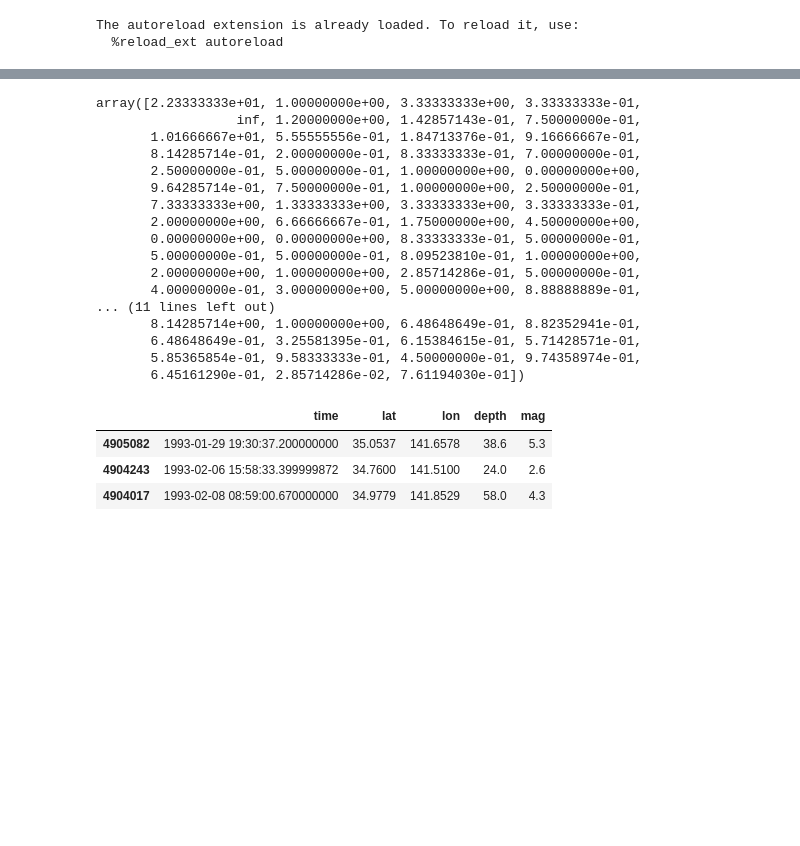
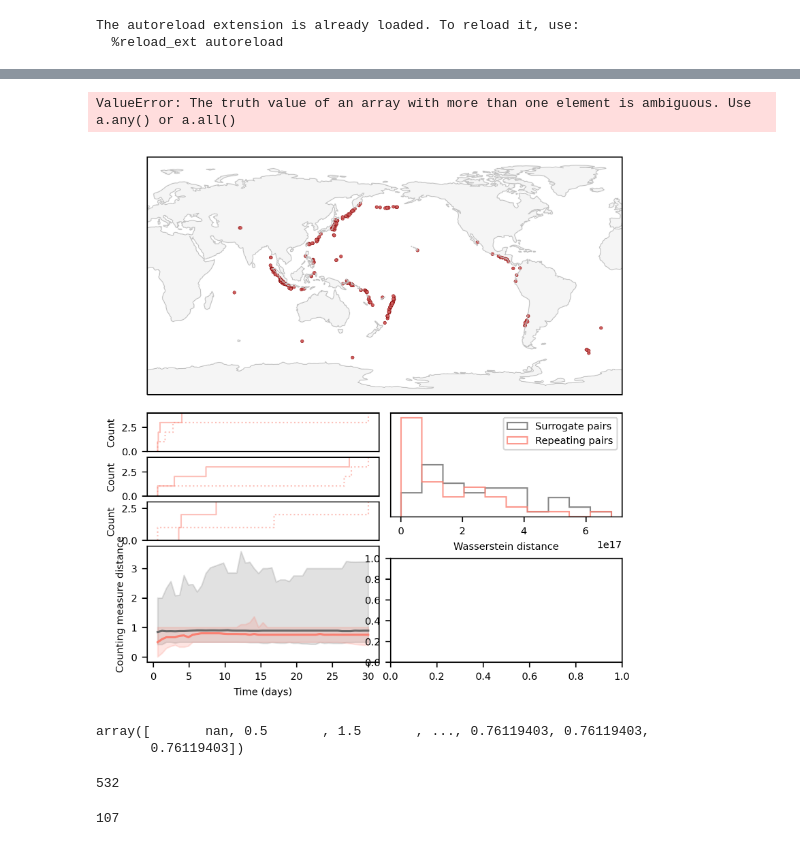
Before and after one commit to keliankaz/repeaters, a Jupyter notebook: repeaters_and_sequences.ipynb, the cells around one changed output, grey strips where cells are left out. Cells and saved outputs as stored; diff of their text form; code cells hidden in the pictures; blank space fills up the shorter version.

```diff
--- a/repeaters_and_sequences.ipynb
+++ b/repeaters_and_sequences.ipynb
@@ -198,57 +200,48 @@ for ax, pair in zip(
 
     N0 = len(seq1)
     for ls, seq in zip([':','-'],[seq1,seq2]):
         sns.ecdfplot(
             ((seq.catalog.time - seq.start_time)/np.timedelta64(1,'D')).values,
             stat='count',
             color=data_color,
             alpha=0.5,
             ax=ax,
             ls=ls,
             lw=1,
         )
     ax.set(xticks=[],xticklabels=[])
 
 # bottom right panel: count measure histogram comparison
 ax = fig.add_subplot(gs_right[1,0])
 hist_kwargs = dict(
     alpha=0.8,
     density=True,
      color=[data_color,dummy_color],
     label=['Repeating pairs','Surrogate pairs'],
     histtype='step',
 )
 
+final_spread = spread[:,-1][~np.isinf(spread[:,-1]) and ~np.isnan(spread[:,-1])]
+final_dummy_spread = dummy_spread[:,-1][~np.isinf(dummy_spread[:,-1]) and ~np.isnan(spread[:,-1])]
 
 ax.hist([spread[:,-1],dummy_spread[:,-1]], **hist_kwargs)
 ax.set(xlabel="Counting measure \n distance", yticks=[])
 
 
 add_lettering(fig.get_axes(), position=[0.008, 0.800])
+# %% [output]
+ValueError: The truth value of an array with more than one element is ambiguous. Use a.any() or a.all()
+[figure, added]
 # %%
-spread[:,-1]
+spread
 # %% [output]
-array([2.23333333e+01, 1.00000000e+00, 3.33333333e+00, 3.33333333e-01,
-                  inf, 1.20000000e+00, 1.42857143e-01, 7.50000000e-01,
-       1.01666667e+01, 5.55555556e-01, 1.84713376e-01, 9.16666667e-01,
-       8.14285714e-01, 2.00000000e-01, 8.33333333e-01, 7.00000000e-01,
-       2.50000000e-01, 5.00000000e-01, 1.00000000e+00, 0.00000000e+00,
-       9.64285714e-01, 7.50000000e-01, 1.00000000e+00, 2.50000000e-01,
-       7.33333333e+00, 1.33333333e+00, 3.33333333e+00, 3.33333333e-01,
-       2.00000000e+00, 6.66666667e-01, 1.75000000e+00, 4.50000000e+00,
-       0.00000000e+00, 0.00000000e+00, 8.33333333e-01, 5.00000000e-01,
-       5.00000000e-01, 5.00000000e-01, 8.09523810e-01, 1.00000000e+00,
-       2.00000000e+00, 1.00000000e+00, 2.85714286e-01, 5.00000000e-01,
-       4.00000000e-01, 3.00000000e+00, 5.00000000e+00, 8.88888889e-01,
-... (11 lines left out)
-       8.14285714e+00, 1.00000000e+00, 6.48648649e-01, 8.82352941e-01,
-       6.48648649e-01, 3.25581395e-01, 6.15384615e-01, 5.71428571e-01,
-       5.85365854e-01, 9.58333333e-01, 4.50000000e-01, 9.74358974e-01,
-       6.45161290e-01, 2.85714286e-02, 7.61194030e-01])
+array([       nan, 0.5       , 1.5       , ..., 0.76119403, 0.76119403,
+       0.76119403])
-# %%
-sequences[3]["catalog_1"].catalog
-# %% [output]
-|  | time | lat | lon | depth | mag |
-| 4905082 | 1993-01-29 19:30:37.200000000 | 35.0537 | 141.6578 | 38.6 | 5.3 |
-| 4904243 | 1993-02-06 15:58:33.399999872 | 34.7600 | 141.5100 | 24.0 | 2.6 |
-| 4904017 | 1993-02-08 08:59:00.670000000 | 34.9779 | 141.8529 | 58.0 | 4.3 |
+# %%
+len(event_pairs)
+# %% [output]
+532
+# %%
+len(sequences)
+# %% [output]
+107
```
Also changed, not shown: parts of 3 cells of this notebook.
